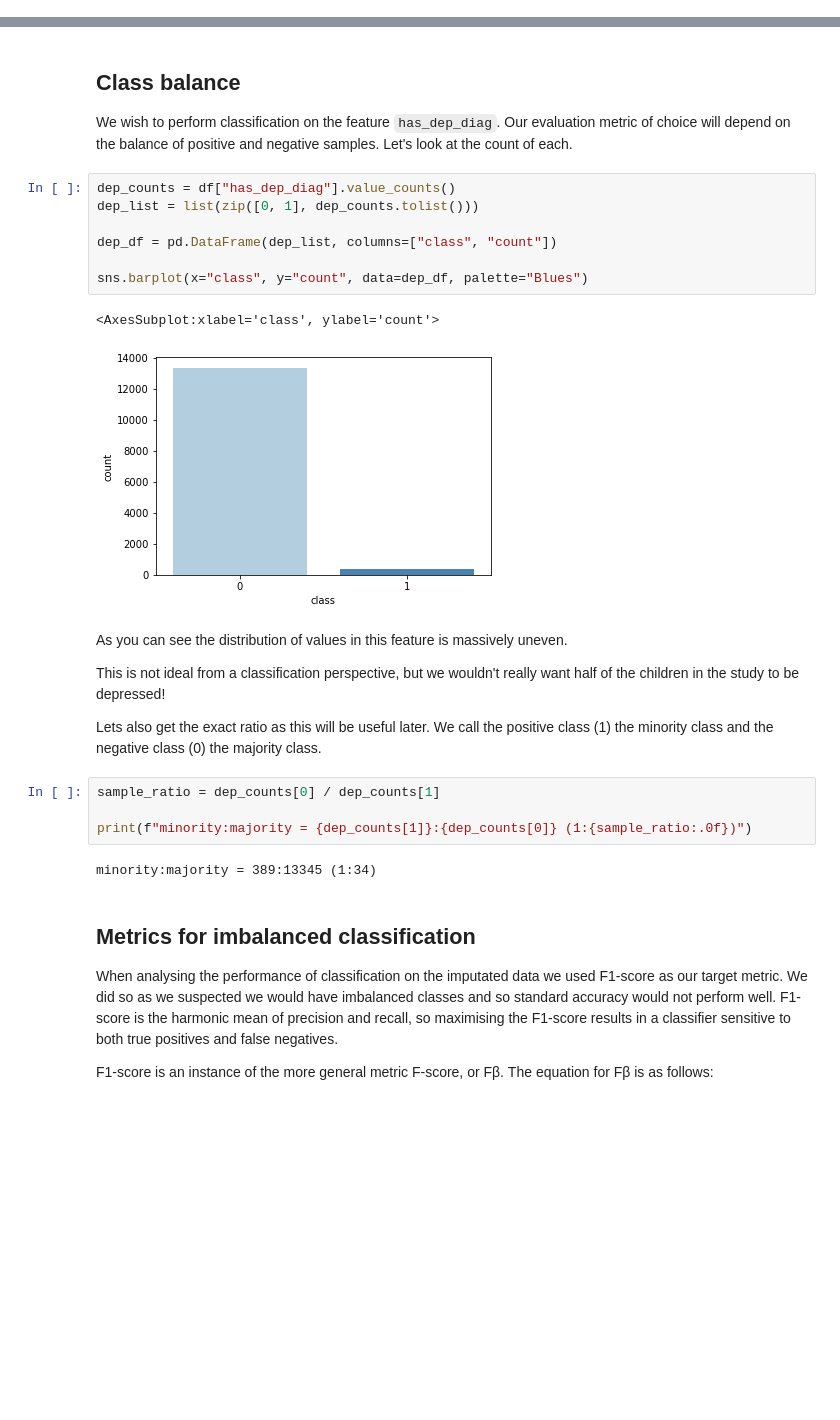
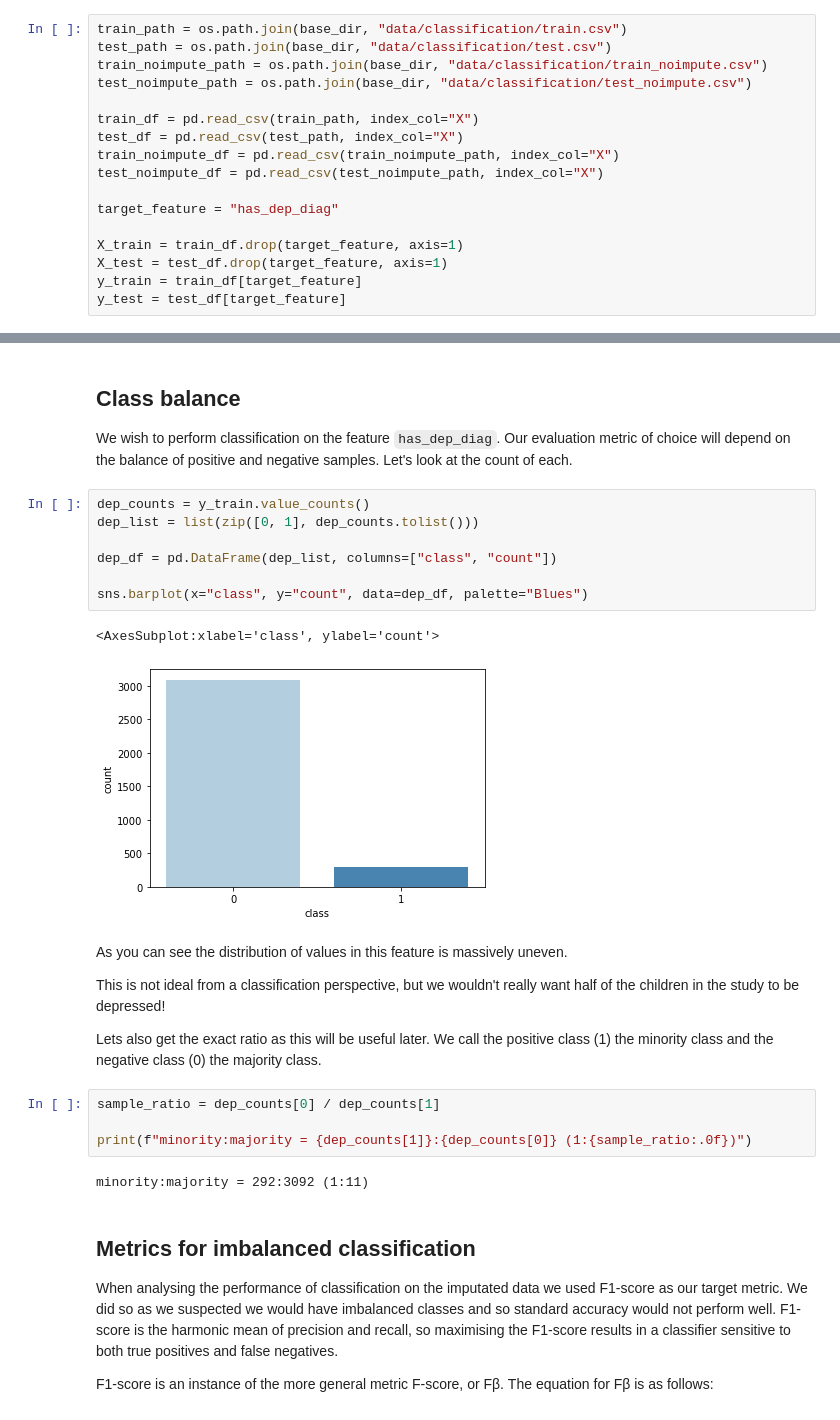
Before and after one commit to kaihulme/alspac-mhst, a Jupyter notebook: notebooks/classification_analysis.ipynb, the cells around one changed output, grey strips where cells are left out. Drawn from its saved outputs; the diff is of its cells as text; blank space fills up the shorter version.

Commit message:
Improve classification

```diff
--- a/notebooks/classification_analysis.ipynb
+++ b/notebooks/classification_analysis.ipynb
@@ -87,0 +55,17 @@ X_train, X_test, y_train, y_test = train_test_split(X, y, stratify=y, test_size=
+# %%
+train_path = os.path.join(base_dir, "data/classification/train.csv")
+test_path = os.path.join(base_dir, "data/classification/test.csv")
+train_noimpute_path = os.path.join(base_dir, "data/classification/train_noimpute.csv")
+test_noimpute_path = os.path.join(base_dir, "data/classification/test_noimpute.csv")
+
+train_df = pd.read_csv(train_path, index_col="X")
+test_df = pd.read_csv(test_path, index_col="X")
+train_noimpute_df = pd.read_csv(train_noimpute_path, index_col="X")
+test_noimpute_df = pd.read_csv(test_noimpute_path, index_col="X")
+
+target_feature = "has_dep_diag"
+
+X_train = train_df.drop(target_feature, axis=1)
+X_test = test_df.drop(target_feature, axis=1)
+y_train = train_df[target_feature]
+y_test = test_df[target_feature]
@@ -161,15 +147,15 @@ fsets = [
 
 We wish to perform classification on the feature `has_dep_diag`. Our evaluation metric of choice will depend on the balance of positive and negative samples. Let's look at the count of each.
 # %%
-dep_counts = df["has_dep_diag"].value_counts()
+dep_counts = y_train.value_counts()
 dep_list = list(zip([0, 1], dep_counts.tolist()))
 
 dep_df = pd.DataFrame(dep_list, columns=["class", "count"])
 
 sns.barplot(x="class", y="count", data=dep_df, palette="Blues")
 # %% [output]
 <AxesSubplot:xlabel='class', ylabel='count'>
-[figure, old version]
+[figure, new version]
 # %% [markdown]
 As you can see the distribution of values in this feature is massively uneven.
 
@@ -181,7 +167,7 @@ sample_ratio = dep_counts[0] / dep_counts[1]
 
 print(f"minority:majority = {dep_counts[1]}:{dep_counts[0]} (1:{sample_ratio:.0f})")
 # %% [output]
-minority:majority = 389:13345 (1:34)
+minority:majority = 292:3092 (1:11)
 # %% [markdown]
 ## Metrics for imbalanced classification
 
```
Also changed, not shown: parts of 27 cells of this notebook, 5 other files.
